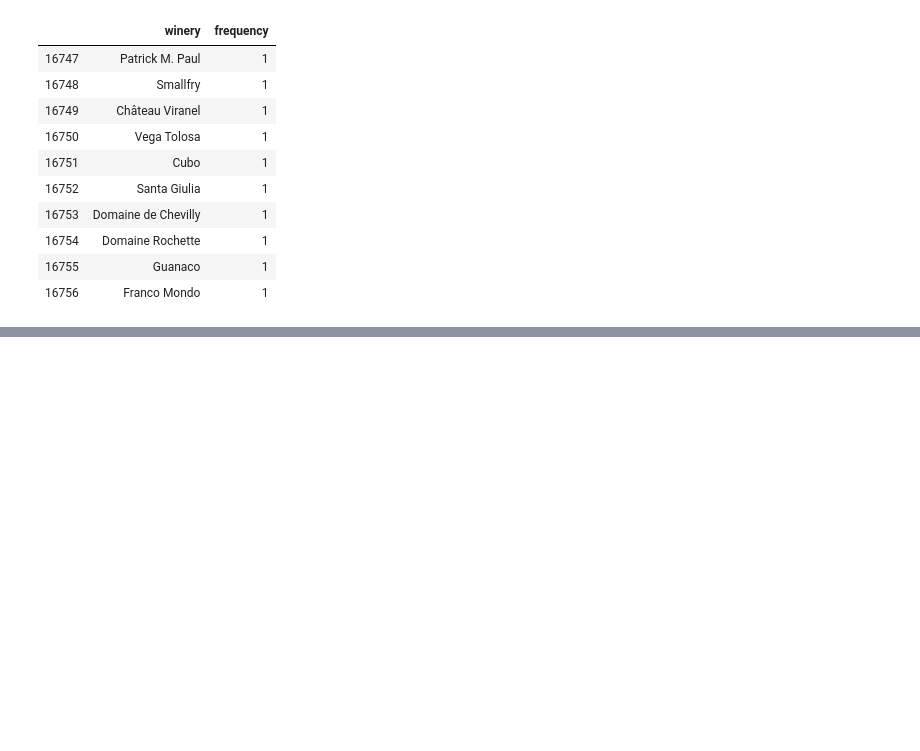
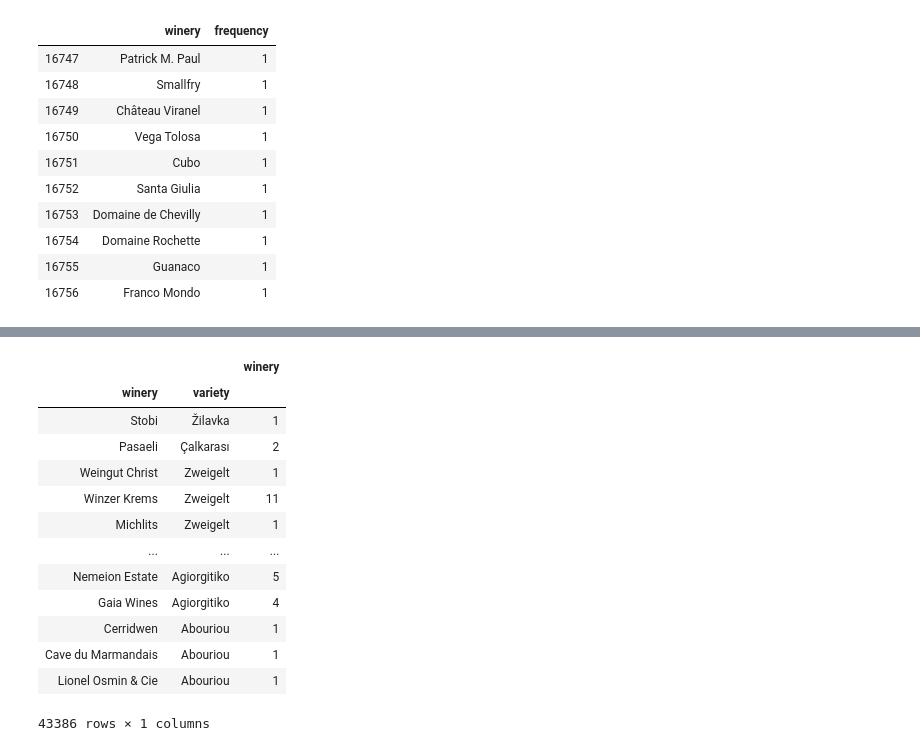
Before and after one commit to thechriskoka/playing-with-data, a Jupyter notebook: Exploring-Wine-Reviews-Dataset.ipynb, the cells around one changed output, grey strips where cells are left out. Saved outputs shown, nothing was run; the diff lists cells and outputs as text; code cells hidden in the pictures; blank space fills up the shorter version.

```diff
--- a/Exploring-Wine-Reviews-Dataset.ipynb
+++ b/Exploring-Wine-Reviews-Dataset.ipynb
@@ -247,0 +242,2 @@ winery_variety = winery_variety.rename(columns={'winery':'winery','variety':'var
+# %%
+winery_variety = wine_reviews[['winery','variety']]
@@ -247,0 +267,21 @@ winery_variety = winery_variety.rename(columns={'winery':'winery','variety':'var
+# %%
+win_var = winery_variety.groupby(['winery','variety']).size()
+# %%
+win_var_freq = pd.DataFrame(win_var,columns=['winery'])
+# %%
+win_var_freq.sort_values(by='variety',ascending=False)
+# %% [output]
+|  |  | winery |
+| winery | variety |  |
+| Stobi | Žilavka | 1 |
+| Pasaeli | Çalkarası | 2 |
+| Weingut Christ | Zweigelt | 1 |
+| Winzer Krems | Zweigelt | 11 |
+| Michlits | Zweigelt | 1 |
+| ... | ... | ... |
+| Nemeion Estate | Agiorgitiko | 5 |
+| Gaia Wines | Agiorgitiko | 4 |
+| Cerridwen | Abouriou | 1 |
+| Cave du Marmandais | Abouriou | 1 |
+| Lionel Osmin & Cie | Abouriou | 1 |
+43386 rows × 1 columns
```
Also changed, not shown: parts of 3 cells of this notebook.
